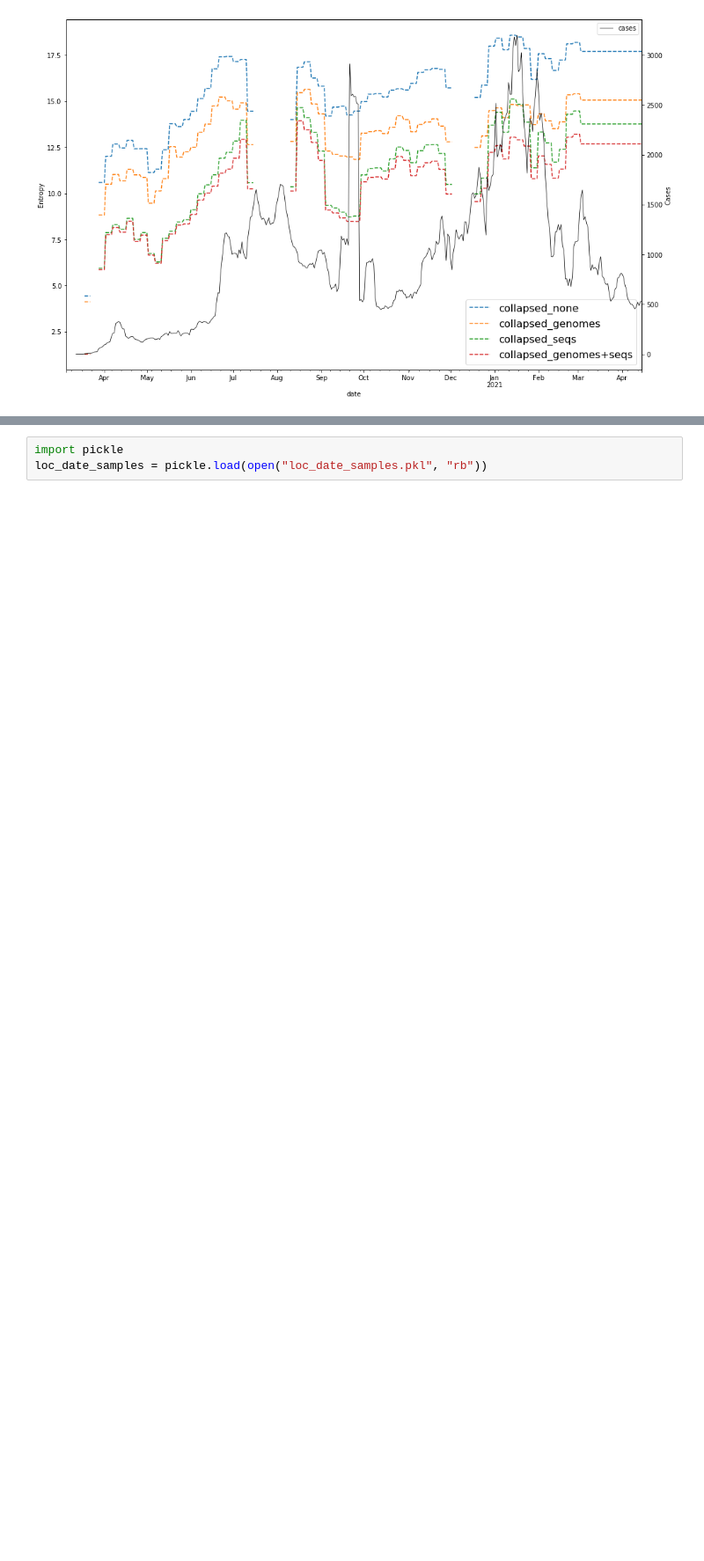
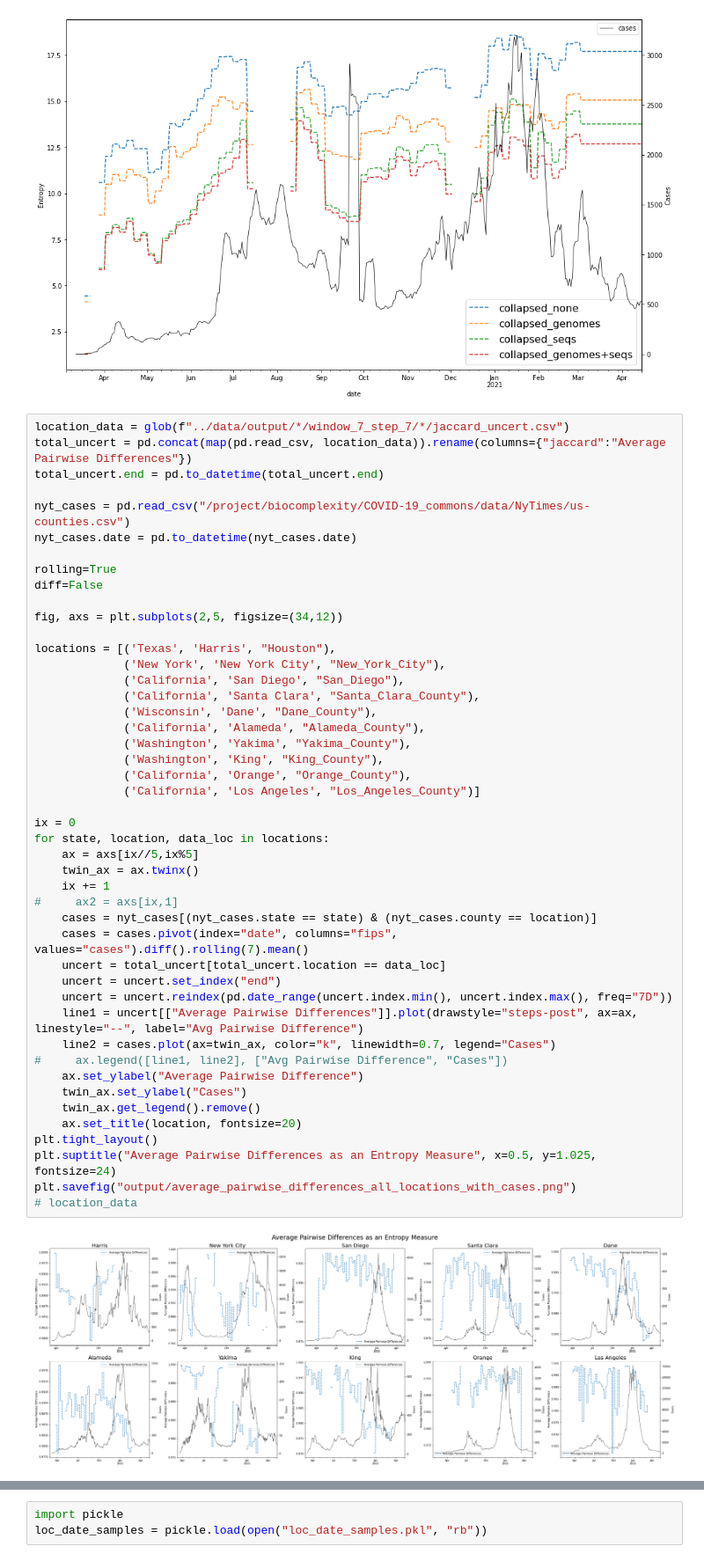
Before and after one commit to itsyosef/bionetworks, a Jupyter notebook: covid/notebooks/EntropyViz.ipynb, the cells around one changed output, grey strips where cells are left out. Shown at 88% size. Cells and saved outputs as stored; diff of their text form; blank space fills up the shorter version.

```diff
--- a/covid/notebooks/EntropyViz.ipynb
+++ b/covid/notebooks/EntropyViz.ipynb
@@ -56,3 +56,51 @@ ax.legend(fontsize=16)
 plt.savefig("collapsed_seqs_houston_5_days.png", dpi=100)
 # %% [output]
 [figure]
+# %%
+location_data = glob(f"../data/output/*/window_7_step_7/*/jaccard_uncert.csv")
+total_uncert = pd.concat(map(pd.read_csv, location_data)).rename(columns={"jaccard":"Average Pairwise Differences"})
+total_uncert.end = pd.to_datetime(total_uncert.end)
+
+nyt_cases = pd.read_csv("/project/biocomplexity/COVID-19_commons/data/NyTimes/us-counties.csv")
+nyt_cases.date = pd.to_datetime(nyt_cases.date)
+
+rolling=True
+diff=False
+
+fig, axs = plt.subplots(2,5, figsize=(34,12))
+
+locations = [('Texas', 'Harris', "Houston"),
+             ('New York', 'New York City', "New_York_City"),
+             ('California', 'San Diego', "San_Diego"),
+             ('California', 'Santa Clara', "Santa_Clara_County"),
+             ('Wisconsin', 'Dane', "Dane_County"),
+             ('California', 'Alameda', "Alameda_County"),
+             ('Washington', 'Yakima', "Yakima_County"),
+             ('Washington', 'King', "King_County"),
+             ('California', 'Orange', "Orange_County"),
+             ('California', 'Los Angeles', "Los_Angeles_County")]
+
+ix = 0
+for state, location, data_loc in locations:
+    ax = axs[ix//5,ix%5]
+    twin_ax = ax.twinx()
+    ix += 1
+#     ax2 = axs[ix,1]
+    cases = nyt_cases[(nyt_cases.state == state) & (nyt_cases.county == location)]
+    cases = cases.pivot(index="date", columns="fips", values="cases").diff().rolling(7).mean()
+    uncert = total_uncert[total_uncert.location == data_loc]
+    uncert = uncert.set_index("end")
+    uncert = uncert.reindex(pd.date_range(uncert.index.min(), uncert.index.max(), freq="7D"))
+    line1 = uncert[["Average Pairwise Differences"]].plot(drawstyle="steps-post", ax=ax, linestyle="--", label="Avg Pairwise Difference")
+    line2 = cases.plot(ax=twin_ax, color="k", linewidth=0.7, legend="Cases")
+#     ax.legend([line1, line2], ["Avg Pairwise Difference", "Cases"])
+    ax.set_ylabel("Average Pairwise Difference")
+    twin_ax.set_ylabel("Cases")
+    twin_ax.get_legend().remove()
+    ax.set_title(location, fontsize=20)
+plt.tight_layout()
+plt.suptitle("Average Pairwise Differences as an Entropy Measure", x=0.5, y=1.025, fontsize=24)
+plt.savefig("output/average_pairwise_differences_all_locations_with_cases.png")
+# location_data
+# %% [output]
+[figure, added]
```
Also changed, not shown: parts of 5 cells of this notebook, 7 other files.
